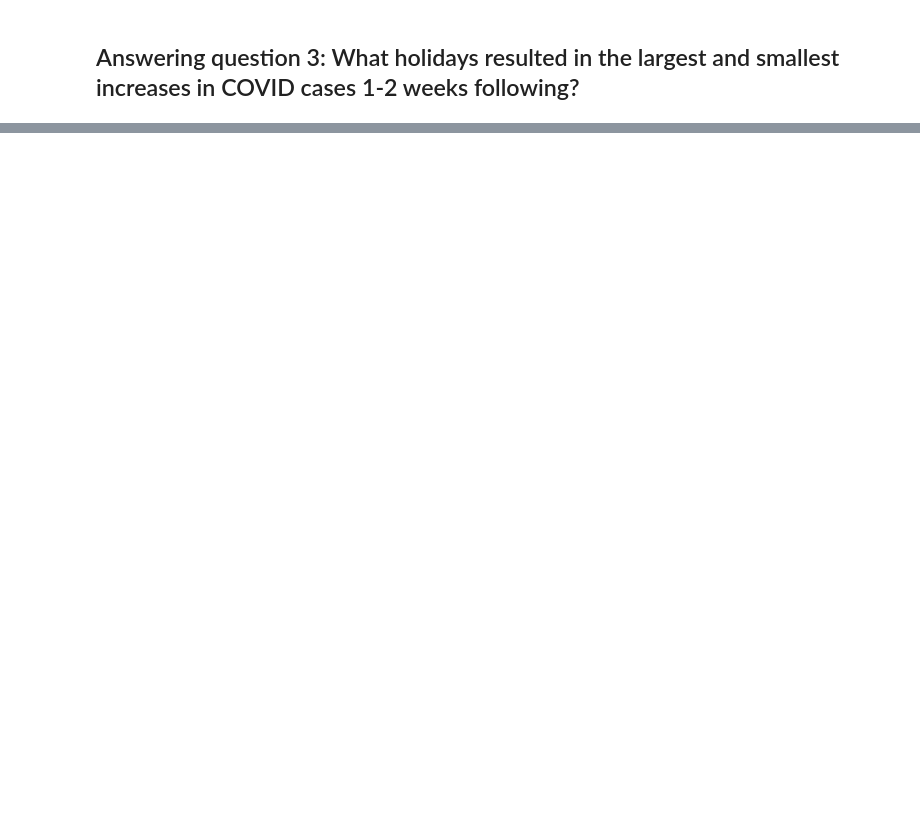
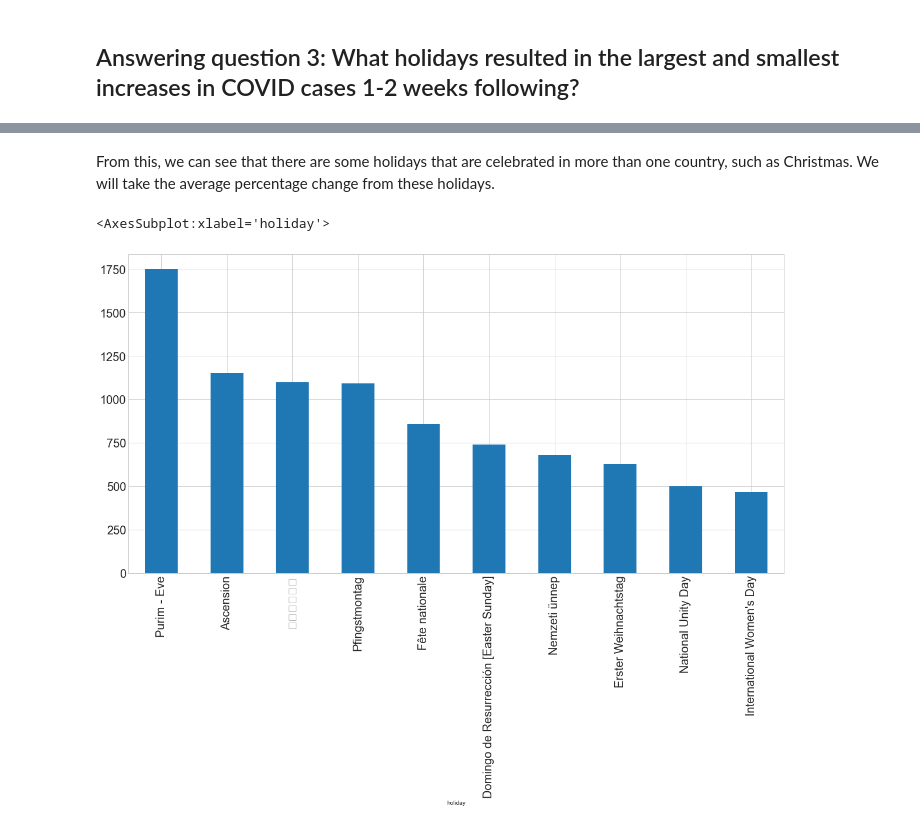
Before and after one commit to mitchmorrison2/project2, a Jupyter notebook: Proj2.ipynb, the cells around one changed output, grey strips where cells are left out. Cells and saved outputs as stored; diff of their text form; code cells hidden in the pictures; blank space fills up the shorter version.

```diff
--- a/Proj2.ipynb
+++ b/Proj2.ipynb
@@ -546,2 +567,8 @@ Given the analysis and plots we have now seen, we are confident there is a posit
 # %% [markdown]
 ## Answering question 3: What holidays resulted in the largest and smallest increases in COVID cases 1-2 weeks following?
+# %%
+holiday_and_pct_change = new_df[["holiday", "pct_change", 'location']]
+# Drop NaN values for holiday and pct_change
+holiday_and_pct_change.dropna(subset=["pct_change", 'holiday'], inplace=True)
+# find how many holidays are repeated
+print(holiday_and_pct_change['holiday'].value_counts())
@@ -547,0 +592,14 @@ Given the analysis and plots we have now seen, we are confident there is a posit
+# %% [markdown]
+From this, we can see that there are some holidays that are celebrated in more than one country, such as Christmas. We will take the average percentage change from these holidays.
+# %%
+holiday_and_pct_change = holiday_and_pct_change[~holiday_and_pct_change.isin([
+                                                                               np.inf, -np.inf]).any(1)]
+holiday_and_pct_change = holiday_and_pct_change.groupby("holiday").mean()
+
+holiday_and_pct_change.head(10000)
+
+# Plot the top 10 holidays by average percent change, and add their dates to the x axis
+holiday_and_pct_change.nlargest(10, "pct_change").plot(kind="bar", title="", figsize=(20,10), legend=False, fontsize=20)
+# %% [output]
+<AxesSubplot:xlabel='holiday'>
+[figure, added]
```
Also changed, not shown: parts of 20 cells of this notebook, 3 other files.
